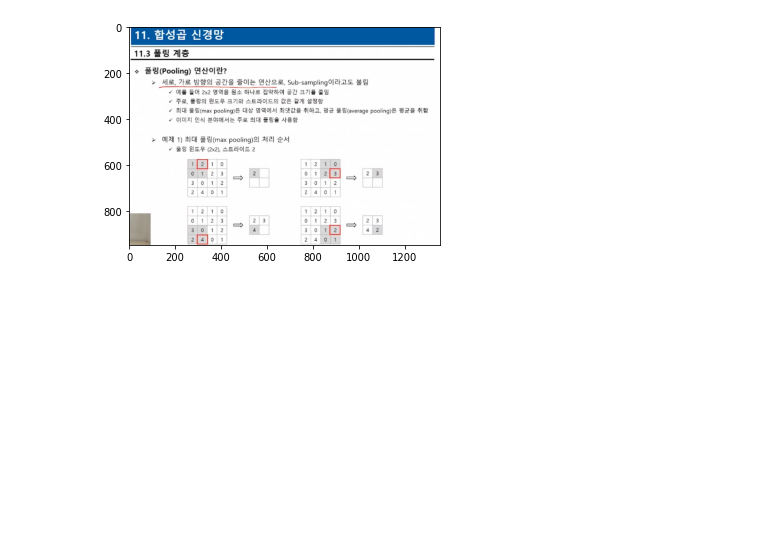
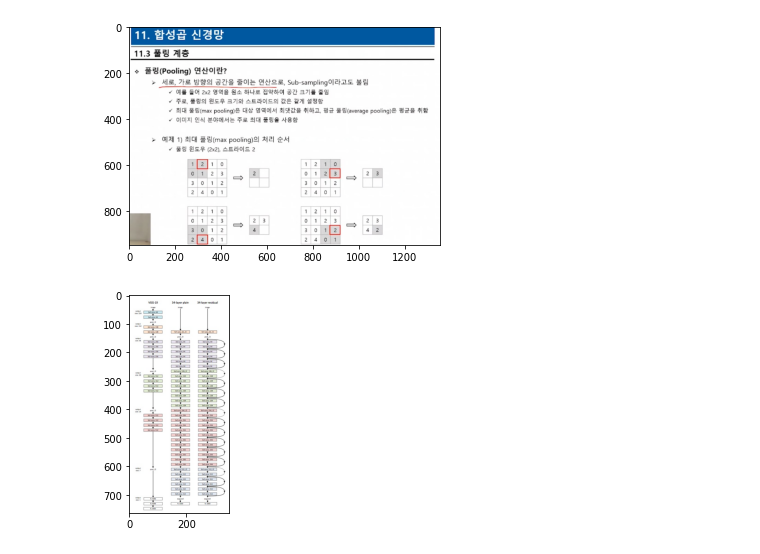
Before and after one commit to MinsuKim3095/study, a Jupyter notebook: 2.논문 읽기/Deep Residual Learning for Image Recognition.ipynb, the cells around one changed output. Saved outputs shown, nothing was run; the diff lists cells and outputs as text; code cells hidden in the pictures; blank space fills up the shorter version.

```diff
--- a/2.논문 읽기/Deep Residual Learning for Image Recognition.ipynb
+++ b/2.논문 읽기/Deep Residual Learning for Image Recognition.ipynb
@@ -229,0 +238,6 @@ plt.show()
+# %%
+image16 = img.imread('./Deep_Residual_Learning_for_Image_Recognition/network_comparison.jpg')
+plt.imshow(image16)
+plt.show()
+# %% [output]
+[figure, added]
```
Also changed, not shown: parts of 4 cells of this notebook, 4 other files.
